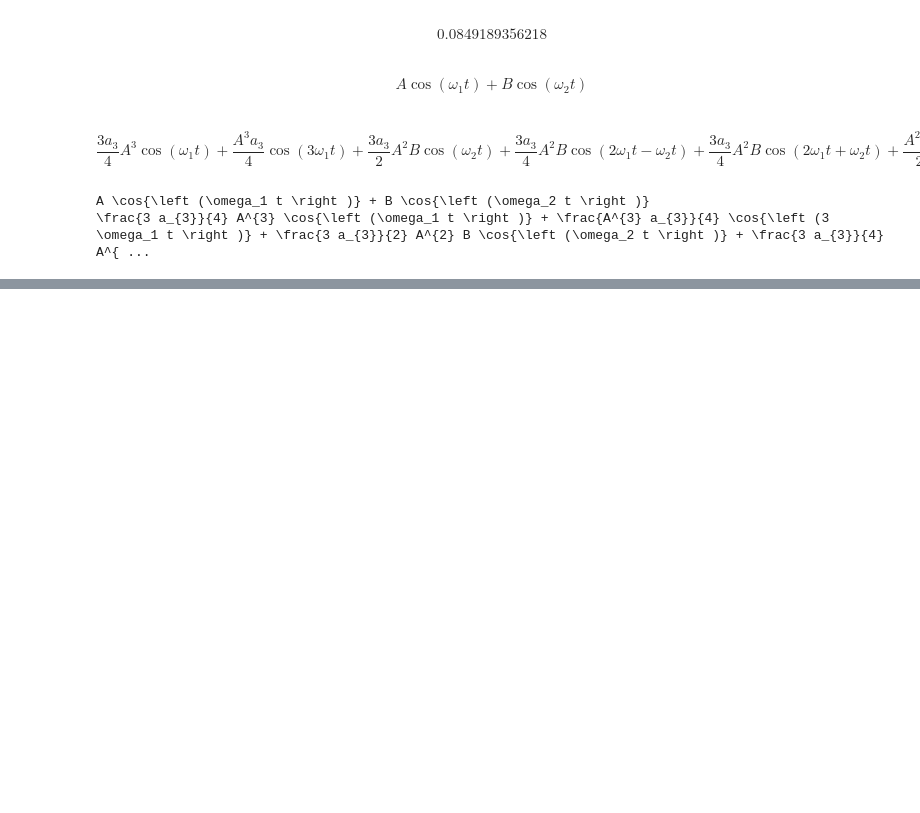
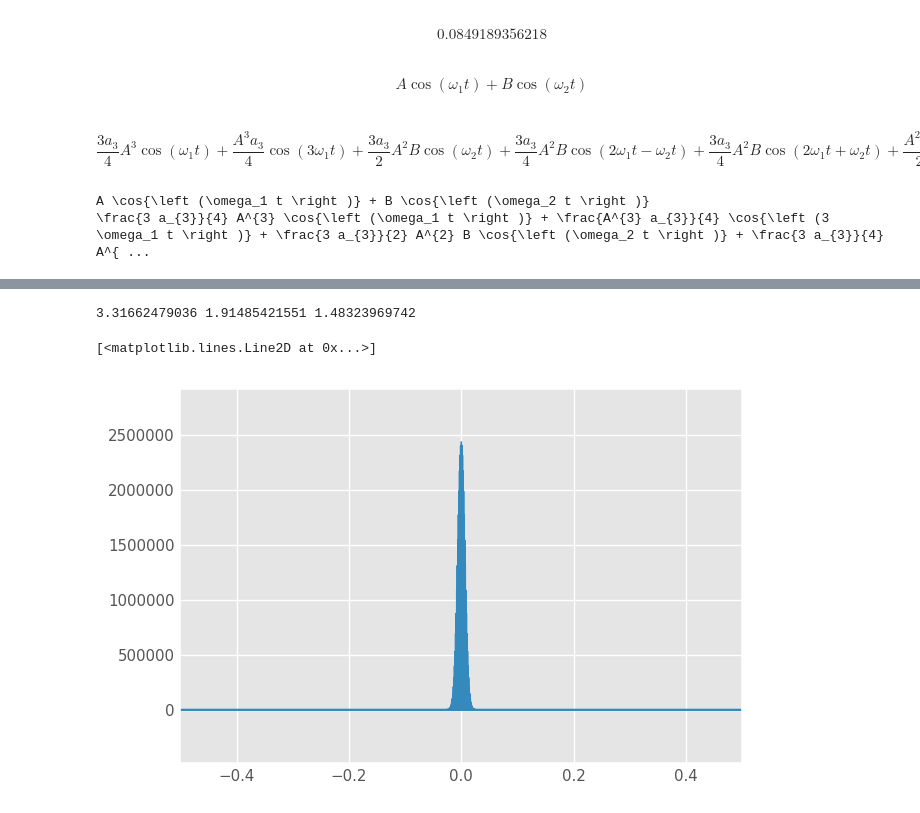
Before and after one commit to vighneshiyer/ee142, a Jupyter notebook: HW/hw9/hw9.ipynb, the cells around one changed output, grey strips where cells are left out. Drawn from its saved outputs; the diff is of its cells as text; code cells hidden in the pictures; blank space fills up the shorter version.

```diff
--- a/HW/hw9/hw9.ipynb
+++ b/HW/hw9/hw9.ipynb
@@ -98,0 +127,28 @@ $$0.0957624448258$$
+# %%
+# Problem 1d
+IIP3 = 10
+IP_one_tone = IIP3 * np.sqrt(0.11)
+a1_over_a3 = (IIP3**2) * (3/4)
+IP_two_tone = np.sqrt((4/9) * a1_over_a3) * np.sqrt(0.11)
+IP_three_tone = np.sqrt((4/15) * a1_over_a3) * np.sqrt(0.11)
+print(IP_one_tone, IP_two_tone, IP_three_tone)
+# %% [output]
+3.31662479036 1.91485421551 1.48323969742
+# %%
+# Problem 1e
+#Is, Vt, A, f, t, w = s.symbols('I_s V_t A f t \omega', real=True)
+#I_out = Is * s.exp((A*s.cos(2*s.pi*t)) / Vt)
+#display(I_out)
+#s.fourier_transform(s.exp(s.cos(t)), t, w)
+sample_points = np.arange(10000)
+T = 1e-12 # sample period
+A = 1
+Vbe = A * np.cos(2 * np.pi * 1e9 * np.multiply(sample_points, T))
+Vt = 25e-3
+Is = 1.633E-14
+I_out = Is * np.exp(np.divide(Vbe, Vt))
+#plt.plot(I_out)
+plt.plot(np.fft.fftfreq(sample_points.shape[-1]), np.fft.fft(I_out))
+# %% [output]
+[<matplotlib.lines.Line2D at 0x...>]
+[figure, added]
```
Also changed, not shown: parts of 3 cells of this notebook, 2 other files.
